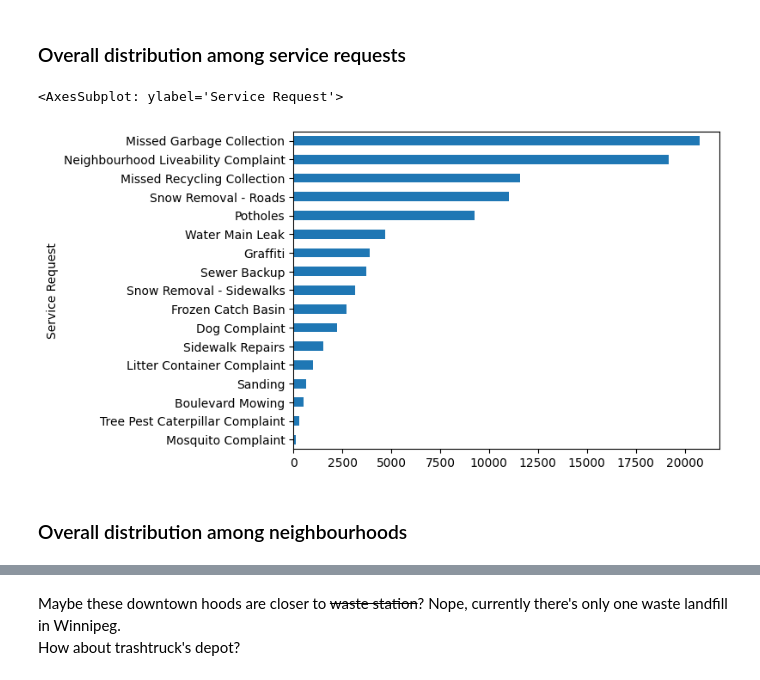
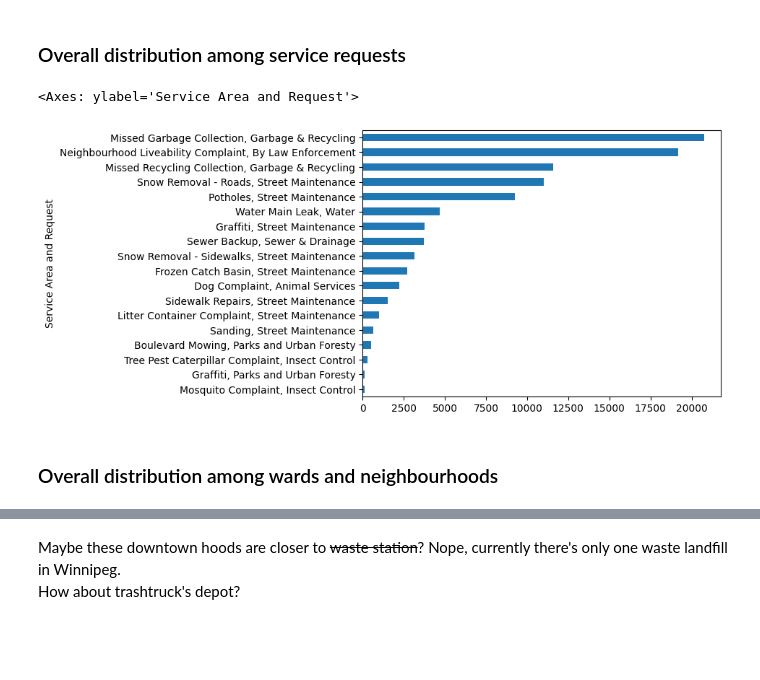
Before and after one commit to tommyvct/winnipeg-311-data-analysis, a Jupyter notebook: test.ipynb, the cells around one changed output, grey strips where cells are left out. Drawn from its saved outputs; the diff is of its cells as text; code cells hidden in the pictures; blank space fills up the shorter version.

```diff
--- a/test.ipynb
+++ b/test.ipynb
@@ -10,6 +17,6 @@ import seaborn as sb
 DF = pd.read_csv("./assets/311_Service_Request.csv")
 DF.drop(["Zip Codes", "Location 1", "Wards", "Neighborhoods", "Electoral Ward 2018"], axis=1, inplace=True)
 DF["Date"] = DF["Date"].astype('datetime64')
+DF["Service Area and Request"] = DF["Service Request"].map(str) + ", " + DF["Service Area"]
 DF
-# DF.any(DF["Ward"] == "St. Vital" and )
 # %% [output]
@@ -80,9 +76,9 @@ As shown above, the record currently have these services, divided into areas:
 # %% [markdown]
 ### Overall distribution among service requests
 # %%
-DF.groupby("Service Request").size().sort_values().plot(kind="barh")
+DF.groupby("Service Area and Request").size().sort_values().plot(kind="barh")
 # %% [output]
-<AxesSubplot: ylabel='Service Request'>
+<Axes: ylabel='Service Area and Request'>
-[figure, old version]
+[figure, new version]
 # %% [markdown]
-### Overall distribution among neighbourhoods
+### Overall distribution among wards and neighbourhoods
```
Also changed, not shown: parts of 34 cells of this notebook.
